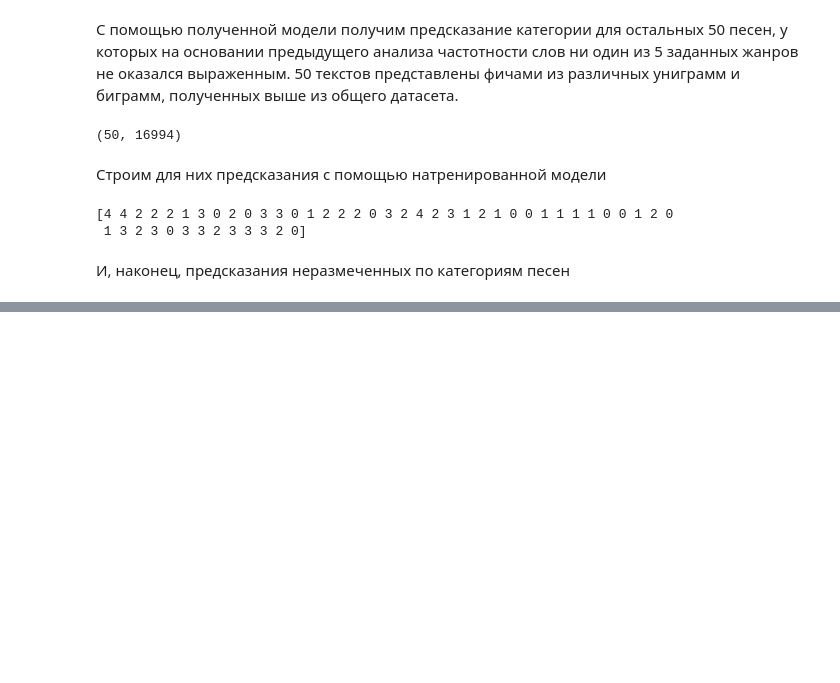
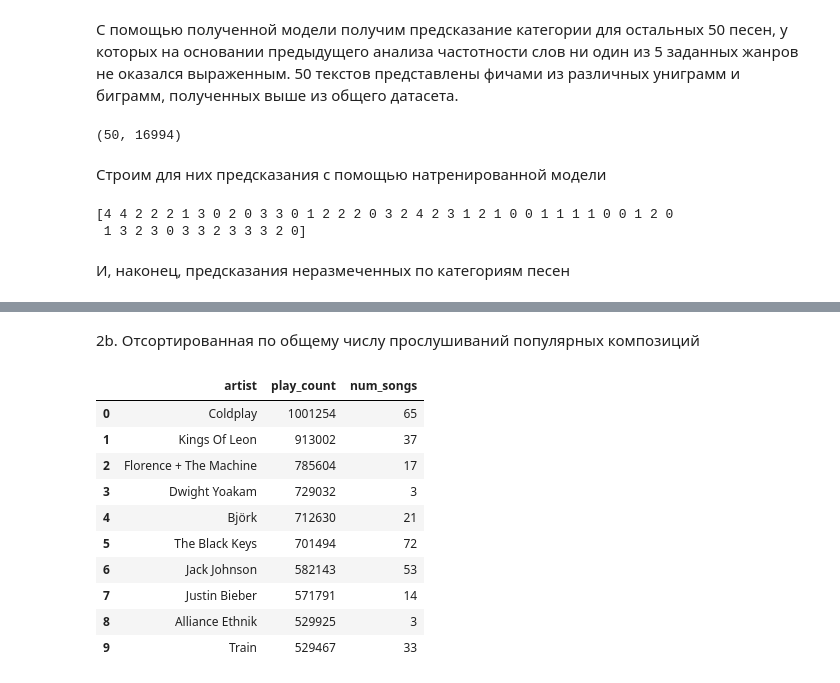
Before and after one commit to dbadeev/my_spotify, a Jupyter notebook: my_spotify.ipynb, the cells around one changed output, grey strips where cells are left out. Saved outputs shown, nothing was run; the diff lists cells and outputs as text; code cells hidden in the pictures; blank space fills up the shorter version.

```diff
--- a/my_spotify.ipynb
+++ b/my_spotify.ipynb
@@ -2238,0 +1068,16 @@ implicit.evaluation.precision_at_k(model, user_plays, user_plays_test1, K=10, sh
+# %% [markdown]
+2b. Отсортированная по общему числу прослушиваний популярных композиций
+# %%
+pd.merge(df_2b_b, df_2b_a, on='artist', how='outer')[:10]
+# %% [output]
+|  | artist | play_count | num_songs |
+| 0 | Coldplay | 1001254 | 65 |
+| 1 | Kings Of Leon | 913002 | 37 |
+| 2 | Florence + The Machine | 785604 | 17 |
+| 3 | Dwight Yoakam | 729032 | 3 |
+| 4 | Björk | 712630 | 21 |
+| 5 | The Black Keys | 701494 | 72 |
+| 6 | Jack Johnson | 582143 | 53 |
+| 7 | Justin Bieber | 571791 | 14 |
+| 8 | Alliance Ethnik | 529925 | 3 |
+| 9 | Train | 529467 | 33 |
```
Also changed, not shown: parts of 225 cells of this notebook, 2 other files.
